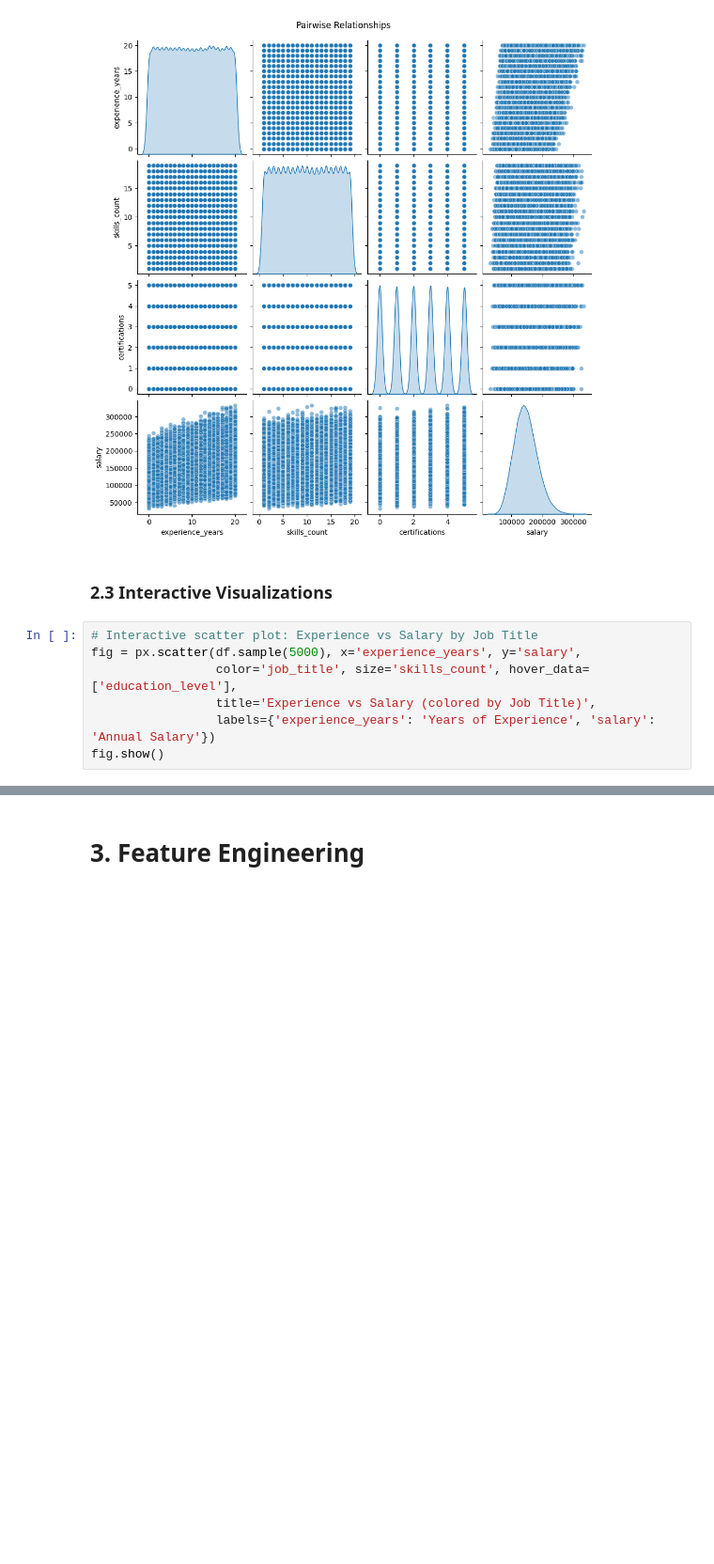
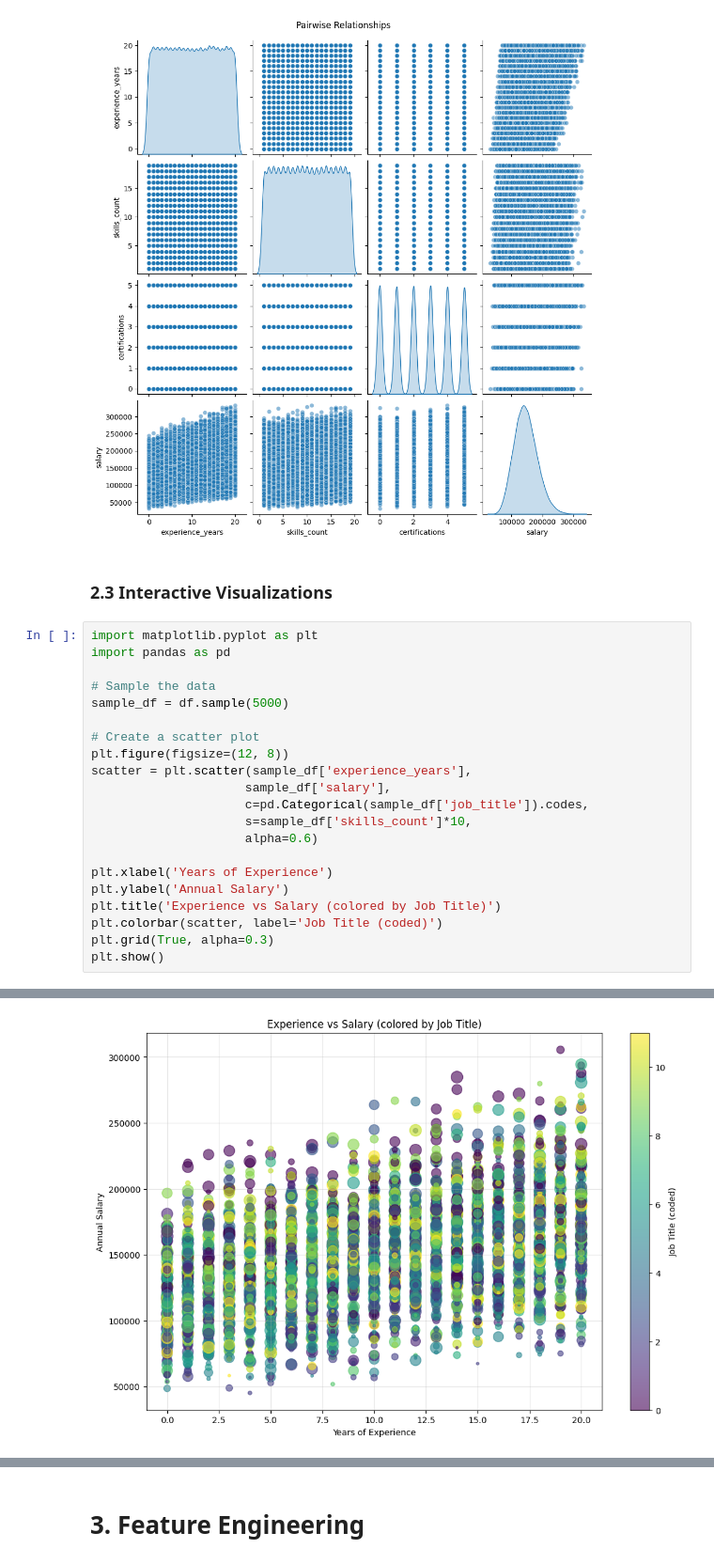
Before and after one commit to RAKIBUL424/salary-prediction-an-mlops-project, a Jupyter notebook: notebooks/predicting-salaries-with-precision-eda-modeling.ipynb, the cells around one changed output, grey strips where cells are left out. Shown at 94% size. Saved outputs shown, nothing was run; the diff lists cells and outputs as text; blank space fills up the shorter version.

```diff
--- a/notebooks/predicting-salaries-with-precision-eda-modeling.ipynb
+++ b/notebooks/predicting-salaries-with-precision-eda-modeling.ipynb
@@ -130,10 +172,24 @@ plt.show()
 # %% [markdown]
 ### 2.3 Interactive Visualizations
 # %%
-# Interactive scatter plot: Experience vs Salary by Job Title
-fig = px.scatter(df.sample(5000), x='experience_years', y='salary',
-                 color='job_title', size='skills_count', hover_data=['education_level'],
-                 title='Experience vs Salary (colored by Job Title)',
-                 labels={'experience_years': 'Years of Experience', 'salary': 'Annual Salary'})
-fig.show()
+import matplotlib.pyplot as plt
+import pandas as pd
+
+# Sample the data
+sample_df = df.sample(5000)
+
+# Create a scatter plot
+plt.figure(figsize=(12, 8))
+scatter = plt.scatter(sample_df['experience_years'],
+                     sample_df['salary'],
+                     c=pd.Categorical(sample_df['job_title']).codes,
+                     s=sample_df['skills_count']*10,
+                     alpha=0.6)
+
+plt.xlabel('Years of Experience')
+plt.ylabel('Annual Salary')
+plt.title('Experience vs Salary (colored by Job Title)')
+plt.colorbar(scatter, label='Job Title (coded)')
+plt.grid(True, alpha=0.3)
+plt.show()
 # %% [output]
@@ -141 +196,2 @@ fig.show()
+[figure, added]
 # %%
```
Also changed, not shown: parts of 9 cells of this notebook, 8 other files.
